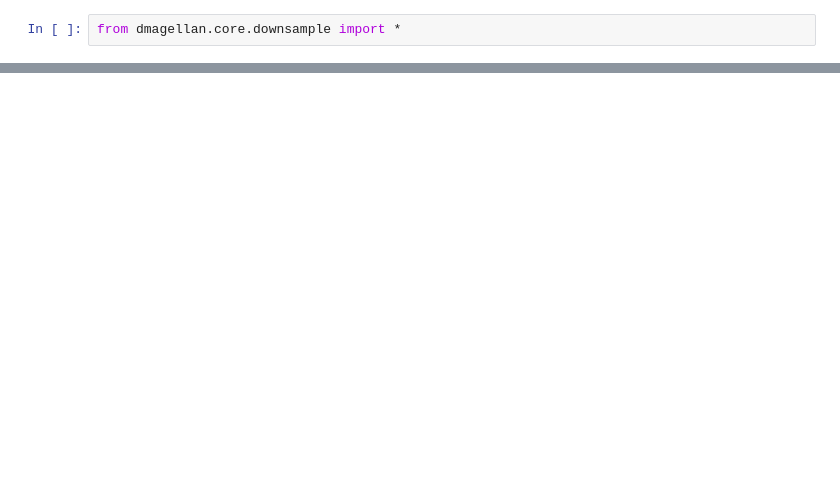
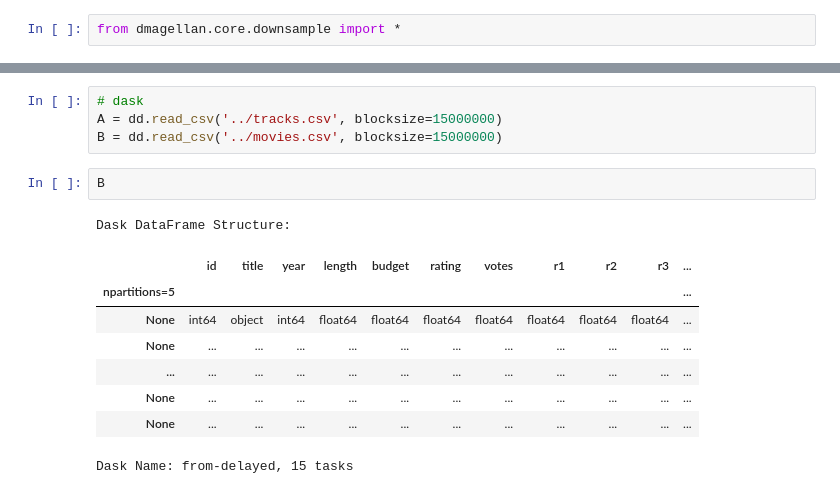
Before and after one commit to kvpradap/dmagellan, a Jupyter notebook: notebooks/downsample/mur-try6.ipynb, the cells around one changed output, grey strips where cells are left out. Cells and saved outputs as stored; diff of their text form; blank space fills up the shorter version.

```diff
--- a/notebooks/downsample/mur-try6.ipynb
+++ b/notebooks/downsample/mur-try6.ipynb
@@ -62,0 +152,16 @@ lstrings_d.get(0)
+# %%
+# dask
+A = dd.read_csv('../tracks.csv', blocksize=15000000)
+B = dd.read_csv('../movies.csv', blocksize=15000000)
+# %%
+B
+# %% [output]
+Dask DataFrame Structure:
+|  | id | title | year | length | budget | rating | votes | r1 | r2 | r3 | ... |
+| npartitions=5 |  |  |  |  |  |  |  |  |  |  | ... |
+| None | int64 | object | int64 | float64 | float64 | float64 | float64 | float64 | float64 | float64 | ... |
+| None | ... | ... | ... | ... | ... | ... | ... | ... | ... | ... | ... |
+| ... | ... | ... | ... | ... | ... | ... | ... | ... | ... | ... | ... |
+| None | ... | ... | ... | ... | ... | ... | ... | ... | ... | ... | ... |
+| None | ... | ... | ... | ... | ... | ... | ... | ... | ... | ... | ... |
+Dask Name: from-delayed, 15 tasks
```
Also changed, not shown: parts of 54 cells of this notebook, 6 other files.
